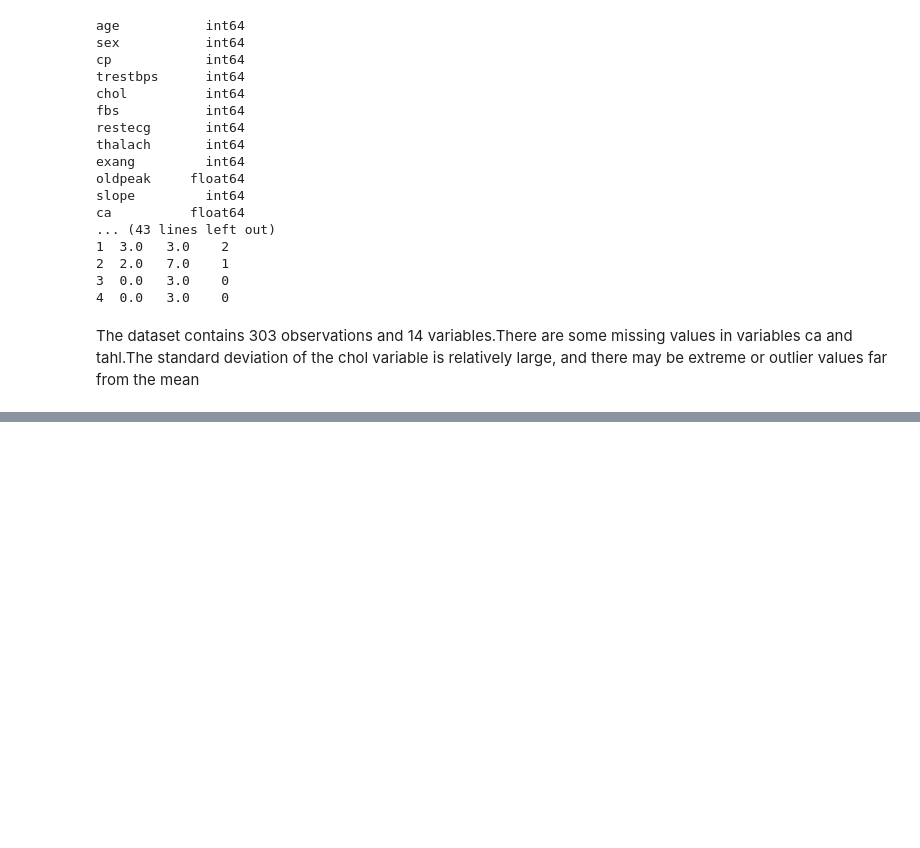
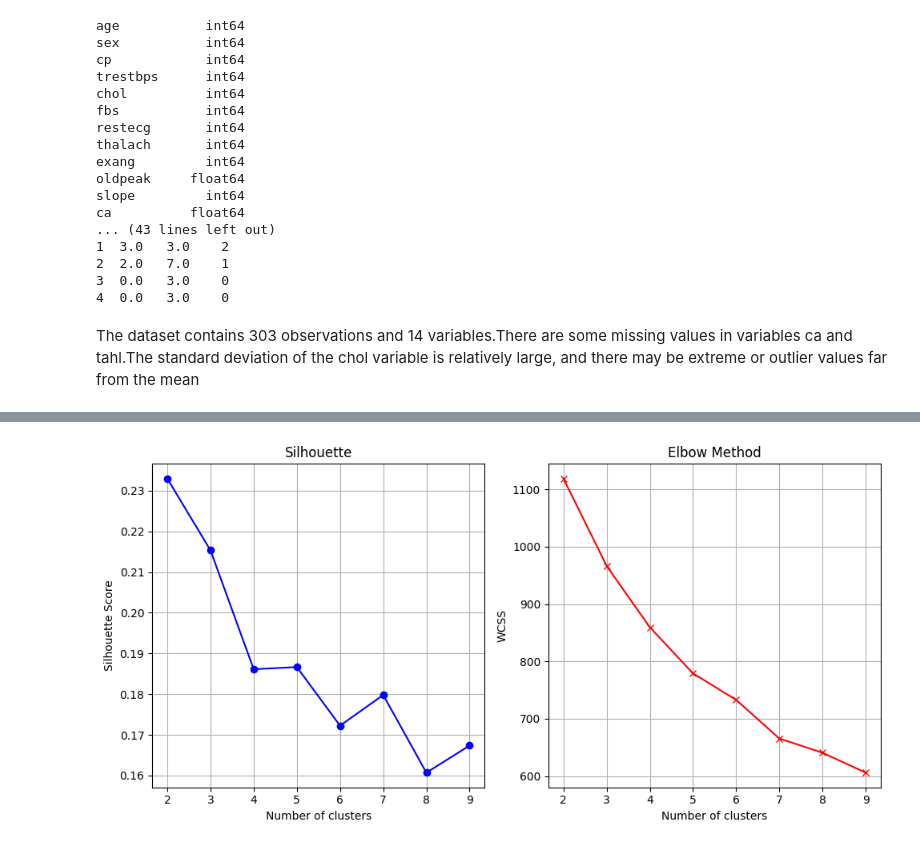
Before and after one commit to Spencer-Xia/STATS-3DA3-Assignment-6, a Jupyter notebook: Assignment 6.ipynb, the cells around one changed output, grey strips where cells are left out. Saved outputs shown, nothing was run; the diff lists cells and outputs as text; code cells hidden in the pictures; blank space fills up the shorter version.

```diff
--- a/Assignment 6.ipynb
+++ b/Assignment 6.ipynb
@@ -90,0 +126,85 @@ The dataset contains 303 observations and 14 variables.There are some missing va
+# %%
+import numpy as np
+from sklearn.preprocessing import StandardScaler
+from sklearn.cluster import KMeans
+from sklearn.metrics import silhouette_score, silhouette_samples
+data = data.copy()
+
+categorical_cols = ['sex', 'cp', 'fbs', 'restecg', 'exang', 'slope', 'ca', 'thal']
+numeric_cols = ['age', 'trestbps', 'chol', 'thalach', 'oldpeak']
+X = data[numeric_cols]
+scaler = StandardScaler()
+X_scaled = scaler.fit_transform(X)
+
+K = range(2, 10)
+silhouette_scores = []
+
+for k in K:
+    kmeans = KMeans(n_clusters=k, random_state=1)
+    cluster_labels = kmeans.fit_predict(X_scaled)
+
+
+    silhouette_avg = silhouette_score(X_scaled, cluster_labels)
+    silhouette_scores.append(silhouette_avg)
+
+    print(f"For k = {k}, Silhouette Score = {silhouette_avg:.4f}")
+
+plt.figure(figsize=(10, 5))
+plt.subplot(1, 2, 1)
+plt.plot(K, silhouette_scores, 'bo-')
+plt.xlabel('Number of clusters')
+plt.ylabel('Silhouette Score')
+plt.title('Silhouette')
+plt.grid(True)
+
+distortions = []
+for k in K:
+    kmeans = KMeans(n_clusters=k, random_state=1)
+    kmeans.fit(X_scaled)
+    distortions.append(kmeans.inertia_)
+
+plt.subplot(1, 2, 2)
+plt.plot(K, distortions, 'rx-')
+plt.xlabel('Number of clusters')
+plt.ylabel('WCSS')
+plt.title('Elbow Method')
+plt.grid(True)
+plt.tight_layout()
+plt.show()
+
+optimal_k = np.argmax(silhouette_scores) + 2
+print(optimal_k)
+
+kmeans = KMeans(n_clusters=optimal_k, random_state=1)
+cluster_labels = kmeans.fit_predict(X_scaled)
+sample_silhouette_values = silhouette_samples(X_scaled, cluster_labels)
+
+plt.figure(figsize=(8, 6))
+y_lower = 10
+for i in range(optimal_k):
+
+    ith_cluster_silhouette_values = sample_silhouette_values[cluster_labels == i]
+    ith_cluster_silhouette_values.sort()
+
+    size_cluster_i = ith_cluster_silhouette_values.shape[0]
+    y_upper = y_lower + size_cluster_i
+
+    color = plt.cm.nipy_spectral(float(i) / optimal_k)
+    plt.fill_betweenx(np.arange(y_lower, y_upper),
+                     0, ith_cluster_silhouette_values,
+                     facecolor=color, edgecolor=color, alpha=0.7)
+    plt.text(-0.05, y_lower + 0.5 * size_cluster_i, str(i))
+    y_lower = y_upper + 10
+
+plt.axvline(x=np.mean(sample_silhouette_values), color="red", linestyle="--")
+plt.xlabel("Silhouette Coefficient Values")
+plt.ylabel("Cluster Label")
+plt.title(f"Silhouette Plot for k = {optimal_k}")
+plt.show()
+
+final_kmeans = KMeans(n_clusters=optimal_k, random_state=1)
+final_clusters = final_kmeans.fit_predict(X_scaled)
+data.loc[:, 'cluster'] = final_clusters
+
+print(data.groupby('cluster')[numeric_cols].mean())
+# %% [output]
@@ -90,0 +219 @@ The dataset contains 303 observations and 14 variables.There are some missing va
+[figure, added]
```
Also changed, not shown: parts of 11 cells of this notebook.
